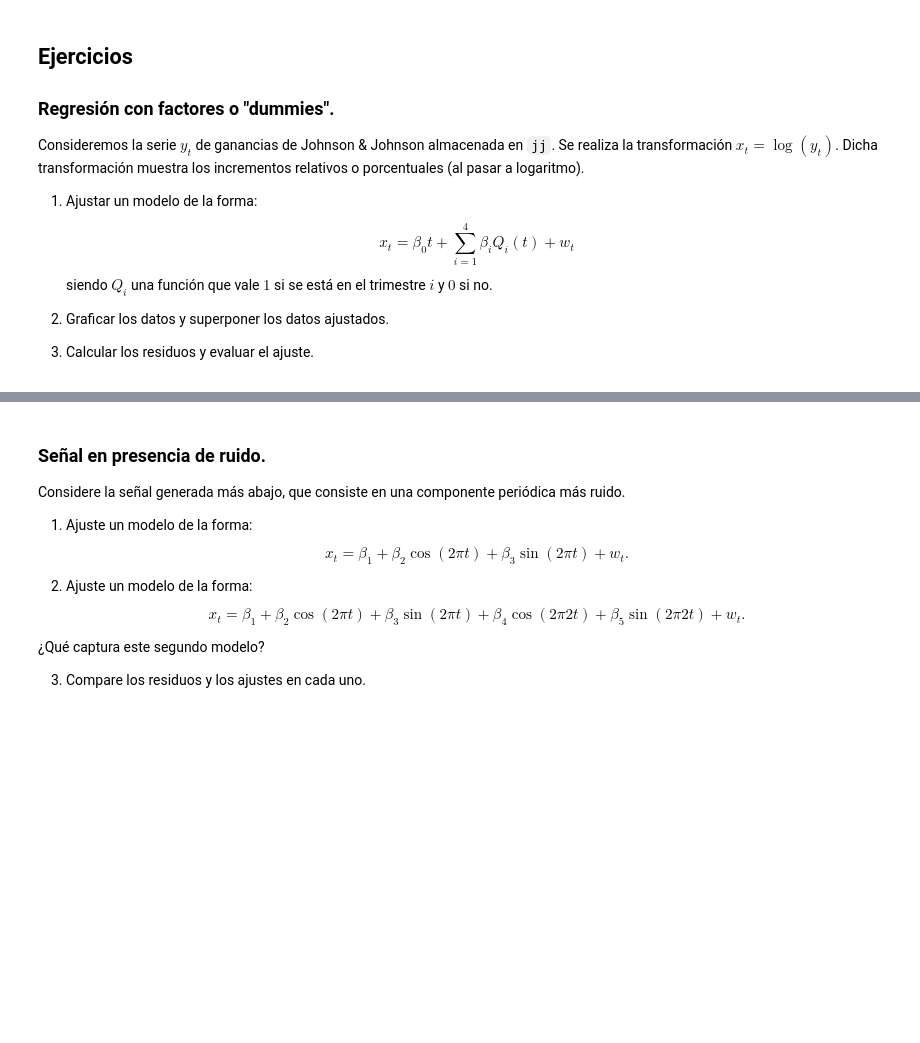
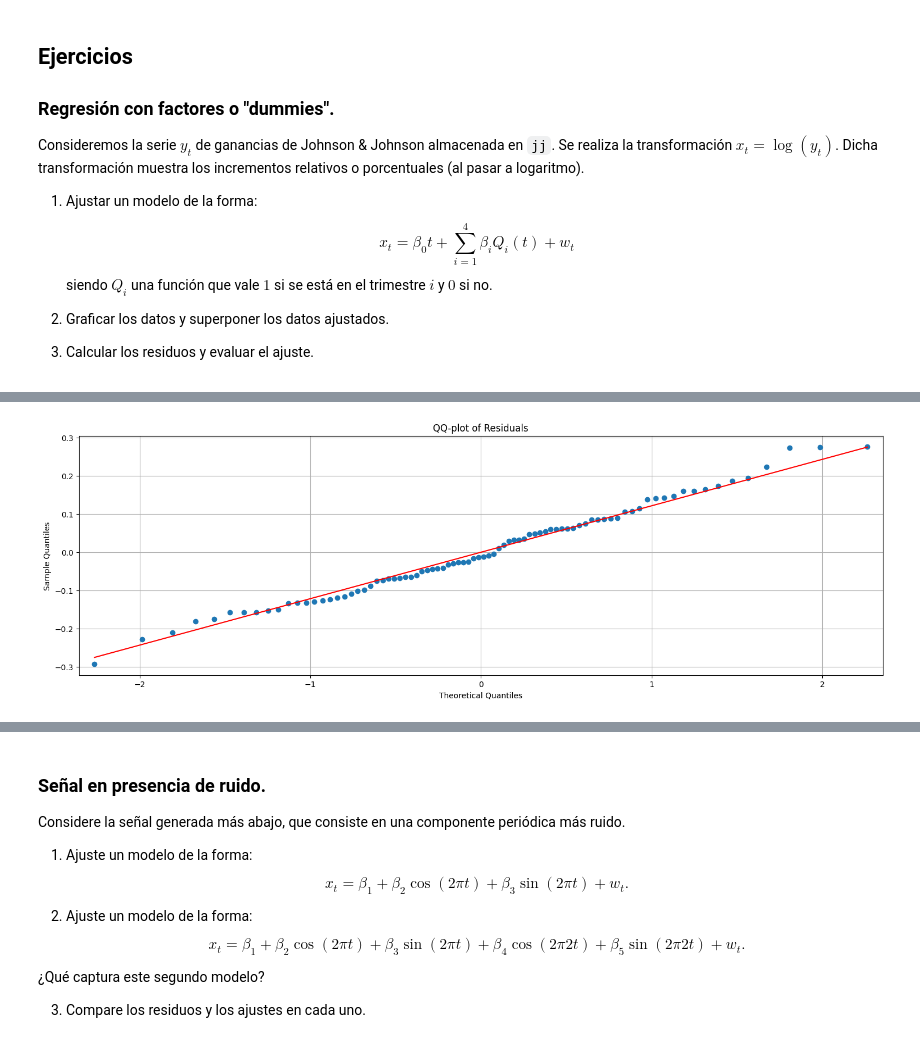
Before and after one commit to j-c-rodriguez/curso_series_temporales, a Jupyter notebook: 2- Analisis exploratorio/Modelos lineales.ipynb, the cells around one changed output, grey strips where cells are left out. Cells and saved outputs as stored; diff of their text form; code cells hidden in the pictures; blank space fills up the shorter version.

```diff
--- a/2- Analisis exploratorio/Modelos lineales.ipynb
+++ b/2- Analisis exploratorio/Modelos lineales.ipynb
@@ -546,0 +648,7 @@ siendo $Q_i$ una función que vale $1$ si se está en el trimestre $i$ y $0$ si
+# %%
+# QQ-plot for checking normality of residuals
+sm.qqplot(res_jj, line='s')
+plt.title('QQ-plot of Residuals')
+plt.show()
+# %% [output]
+[figure, added]
```
Also changed, not shown: parts of 11 cells of this notebook.
